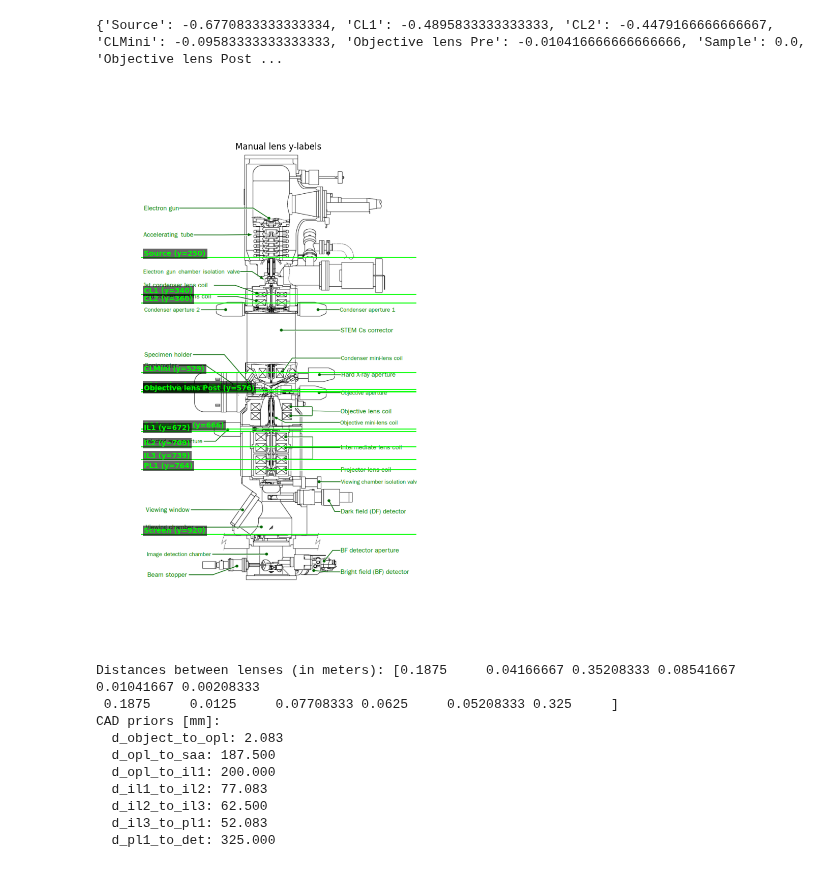
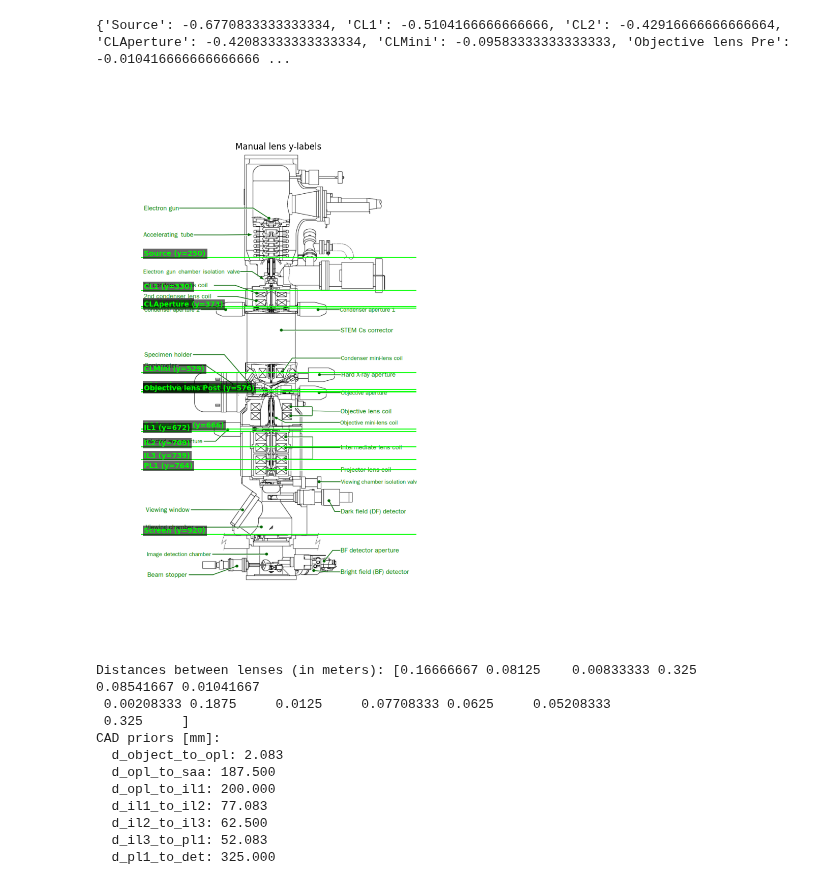
Before and after one commit to TemGym/TemGymCore, a Jupyter notebook: examples/microscope_models/measure_microscope_geometry.ipynb, the cells around one changed output. Drawn from its saved outputs; the diff is of its cells as text; code cells hidden in the pictures.

```diff
--- a/examples/microscope_models/measure_microscope_geometry.ipynb
+++ b/examples/microscope_models/measure_microscope_geometry.ipynb
@@ -7,8 +7,11 @@ import matplotlib.pyplot as plt
 # Leave as None until you set a value.
 label_y = {
     "Source": 250,
-    "CL1": 340,
-    "CL2": 360,
+    "CL1": 330,
+    "CL2": 369,
+    "CLAperture": 373,
+    "Corrector Top": 385,
+    "Corrector Bottom": 504,
     "CLMini": 529,
     "Objective lens Pre": 570,
     "Sample": 575,
@@ -68,37 +71,38 @@ CAD_PRIOR_POS_M = {
     'Source': label_y_m['Source'],
     'CL1': label_y_m['CL1'],
     'CL2': label_y_m['CL2'],
     'CLMini': label_y_m['CLMini'],
     'Objective lens Pre': label_y_m['Objective lens Pre'],
     'Sample': label_y_m['Sample'],
     'Objective lens Post': label_y_m['Objective lens Post'],
     'SAAperture': label_y_m['SAAperture'],
     'IL1': label_y_m['IL1'],
     'IL2': label_y_m['IL2'],
     'IL3': label_y_m['IL3'],
     'PL1': label_y_m['PL1'],
     'Screen': label_y_m['Screen'],
 }
 
 # CAD-derived geometric priors used by projector fit (source/objective/post-obj onwards).
 CAD_PRIOR_DISTS_M = {
     'd_object_to_opl': _abs_delta_m('Sample', 'Objective lens Post'),
     'd_opl_to_saa': _abs_delta_m('Objective lens Post', 'SAAperture'),
     'd_opl_to_il1': _abs_delta_m('Objective lens Post', 'IL1'),
     'd_il1_to_il2': _abs_delta_m('IL1', 'IL2'),
     'd_il2_to_il3': _abs_delta_m('IL2', 'IL3'),
     'd_il3_to_pl1': _abs_delta_m('IL3', 'PL1'),
     'd_pl1_to_det': _abs_delta_m('PL1', 'Screen'),
 }
 
 print('CAD priors [mm]:')
 for k, v in CAD_PRIOR_DISTS_M.items():
     print(f"  {k}: {1e3 * v:.3f}")
 # %% [output]
-{'Source': -0.6770833333333334, 'CL1': -0.4895833333333333, 'CL2': -0.4479166666666667, 'CLMini': -0.09583333333333333, 'Objective lens Pre': -0.010416666666666666, 'Sample': 0.0, 'Objective lens Post ...
+{'Source': -0.6770833333333334, 'CL1': -0.5104166666666666, 'CL2': -0.42916666666666664, 'CLAperture': -0.42083333333333334, 'CLMini': -0.09583333333333333, 'Objective lens Pre': -0.010416666666666666 ...
-[figure, old version]
+[figure, new version]
-Distances between lenses (in meters): [0.1875     0.04166667 0.35208333 0.08541667 0.01041667 0.00208333
- 0.1875     0.0125     0.07708333 0.0625     0.05208333 0.325     ]
+Distances between lenses (in meters): [0.16666667 0.08125    0.00833333 0.325      0.08541667 0.01041667
+ 0.00208333 0.1875     0.0125     0.07708333 0.0625     0.05208333
+ 0.325     ]
 CAD priors [mm]:
   d_object_to_opl: 2.083
   d_opl_to_saa: 187.500
```
Also changed, not shown: 7 other files.
